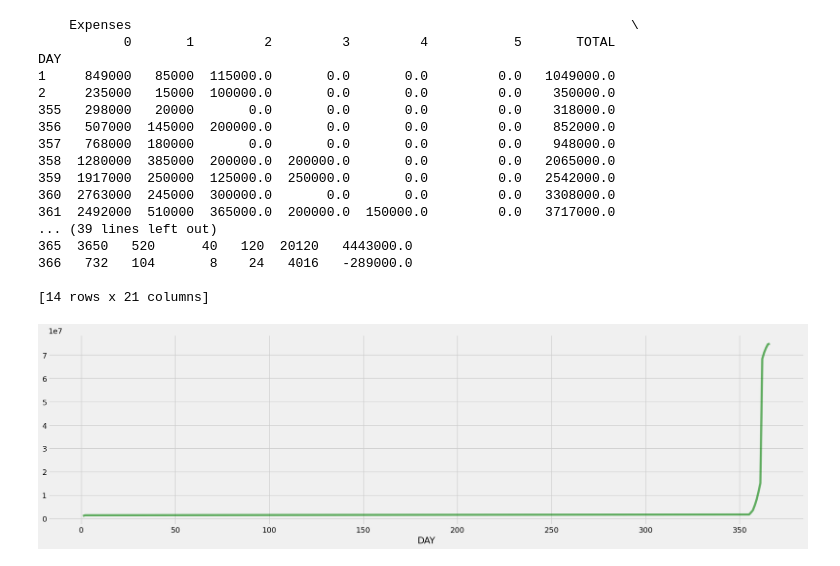
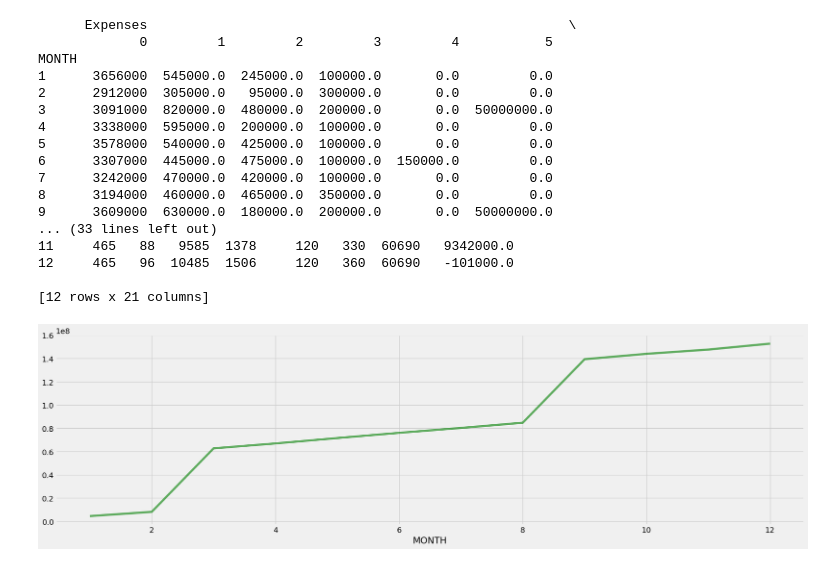
Before and after one commit to AtlasCJr/pfm, a Jupyter notebook: Analysis.ipynb, the cells around one changed output. Drawn from its saved outputs; the diff is of its cells as text; code cells hidden in the pictures.

```diff
--- a/Analysis.ipynb
+++ b/Analysis.ipynb
@@ -130,22 +130,22 @@ myData.data[myData.data['Features', 'YEAR'] == 2023].groupby(myData.data['Featur
 12 rows × 21 columns
 # %%
-myData.plotExpenses("DAY", "WEEK", 1)
+myData.plotExpenses("MONTH", "YEAR", 1)
 # %% [output]
-    Expenses                                                                \
-           0       1         2         3         4           5       TOTAL
-DAY
-1     849000   85000  115000.0       0.0       0.0         0.0   1049000.0
-2     235000   15000  100000.0       0.0       0.0         0.0    350000.0
-355   298000   20000       0.0       0.0       0.0         0.0    318000.0
-356   507000  145000  200000.0       0.0       0.0         0.0    852000.0
-357   768000  180000       0.0       0.0       0.0         0.0    948000.0
-358  1280000  385000  200000.0  200000.0       0.0         0.0   2065000.0
-359  1917000  250000  125000.0  250000.0       0.0         0.0   2542000.0
-360  2763000  245000  300000.0       0.0       0.0         0.0   3308000.0
-361  2492000  510000  365000.0  200000.0  150000.0         0.0   3717000.0
-... (39 lines left out)
-365  3650   520      40   120  20120   4443000.0
-366   732   104       8    24   4016   -289000.0
+      Expenses                                                      \
+             0         1         2         3         4           5
+MONTH
+1      3656000  545000.0  245000.0  100000.0       0.0         0.0
+2      2912000  305000.0   95000.0  300000.0       0.0         0.0
+3      3091000  820000.0  480000.0  200000.0       0.0  50000000.0
+4      3338000  595000.0  200000.0  100000.0       0.0         0.0
+5      3578000  540000.0  425000.0  100000.0       0.0         0.0
+6      3307000  445000.0  475000.0  100000.0  150000.0         0.0
+7      3242000  470000.0  420000.0  100000.0       0.0         0.0
+8      3194000  460000.0  465000.0  350000.0       0.0         0.0
+9      3609000  630000.0  180000.0  200000.0       0.0  50000000.0
+... (33 lines left out)
+11     465   88   9585  1378     120   330  60690   9342000.0
+12     465   96  10485  1506     120   360  60690   -101000.0
 
-[14 rows x 21 columns]
+[12 rows x 21 columns]
-[figure, old version]
+[figure, new version]
```
Also changed, not shown: parts of 3 cells of this notebook, 4 other files.
